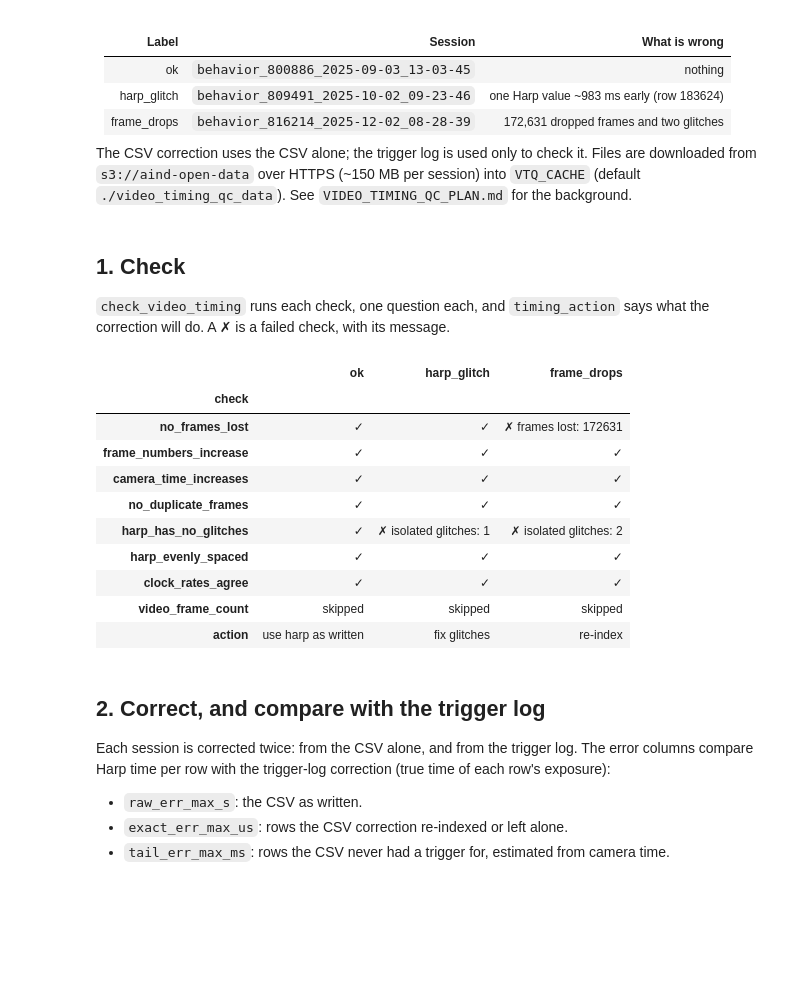
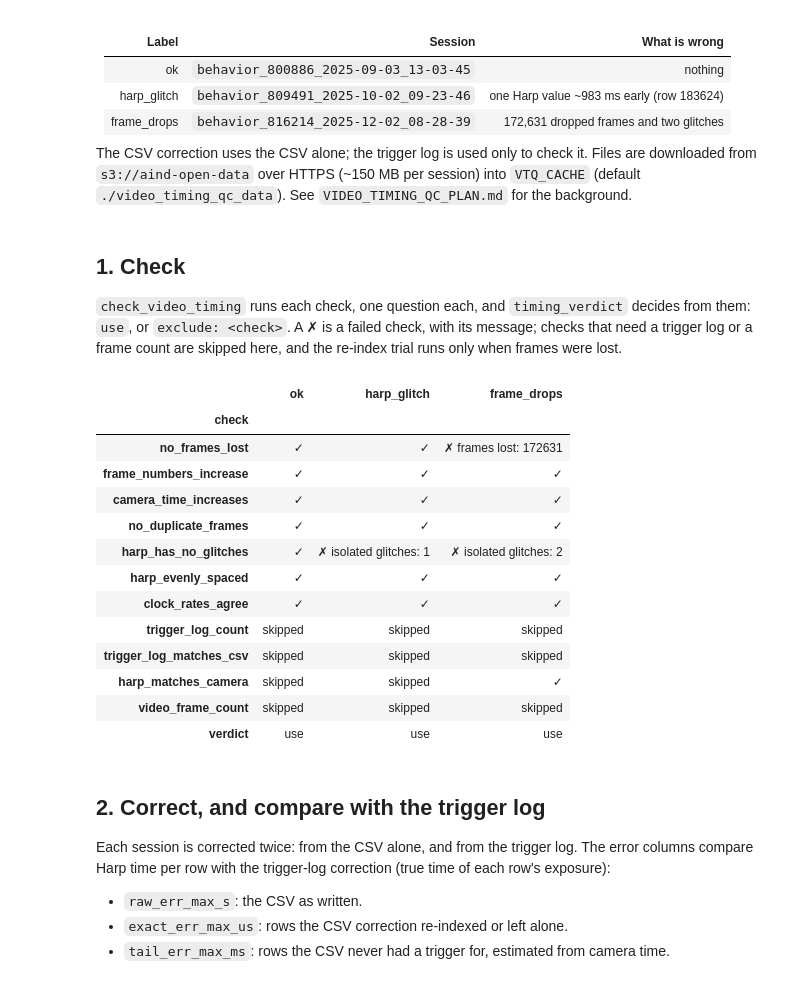
Before and after one commit to AllenNeuralDynamics/aind-dynamic-foraging-behavior-video-analysis, a Jupyter notebook: examples/video_timing_qc_validation.ipynb, the cells around one changed output. Saved outputs shown, nothing was run; the diff lists cells and outputs as text; code cells hidden in the pictures; blank space fills up the shorter version.

```diff
--- a/examples/video_timing_qc_validation.ipynb
+++ b/examples/video_timing_qc_validation.ipynb
@@ -58,35 +58,40 @@ for label, session in SESSIONS.items():
 ## 1. Check
 
 `check_video_timing` runs each check, one question each, and
-`timing_action` says what the correction will do. A ✗ is a failed check,
-with its message.
+`timing_verdict` decides from them: `use`, or `exclude: <check>`. A ✗ is a
+failed check, with its message; checks that need a trigger log or a frame
+count are skipped here, and the re-index trial runs only when frames were
+lost.
 # %%
 checks = {label: vtq.check_video_timing(t) for label, t in timing.items()}
 
 
 def cell(row):
     if row["passed"] is None:
         return "skipped"
     return "✓" if row["passed"] else "✗ " + row["message"]
 
 
 table = pd.DataFrame({
     label: c.set_index("check").apply(cell, axis=1) for label, c in checks.items()
 })
-table.loc["action"] = {label: vtq.timing_action(c) for label, c in checks.items()}
+table.loc["verdict"] = {label: vtq.timing_verdict(c) for label, c in checks.items()}
 table
 # %% [output]
 |  | ok | harp_glitch | frame_drops |
 | check |  |  |  |
 | no_frames_lost | ✓ | ✓ | ✗ frames lost: 172631 |
 | frame_numbers_increase | ✓ | ✓ | ✓ |
 | camera_time_increases | ✓ | ✓ | ✓ |
 | no_duplicate_frames | ✓ | ✓ | ✓ |
 | harp_has_no_glitches | ✓ | ✗ isolated glitches: 1 | ✗ isolated glitches: 2 |
 | harp_evenly_spaced | ✓ | ✓ | ✓ |
 | clock_rates_agree | ✓ | ✓ | ✓ |
+| trigger_log_count | skipped | skipped | skipped |
+| trigger_log_matches_csv | skipped | skipped | skipped |
+| harp_matches_camera | skipped | skipped | ✓ |
 | video_frame_count | skipped | skipped | skipped |
-| action | use harp as written | fix glitches | re-index |
+| verdict | use | use | use |
 # %% [markdown]
 ## 2. Correct, and compare with the trigger log
 
```
Also changed, not shown: 1 other file.
